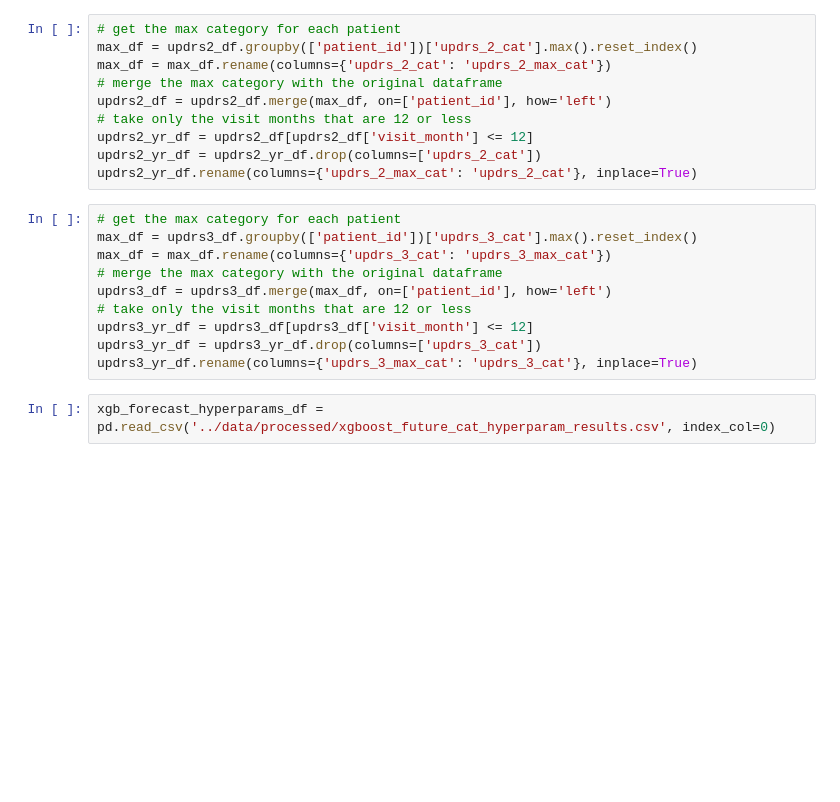
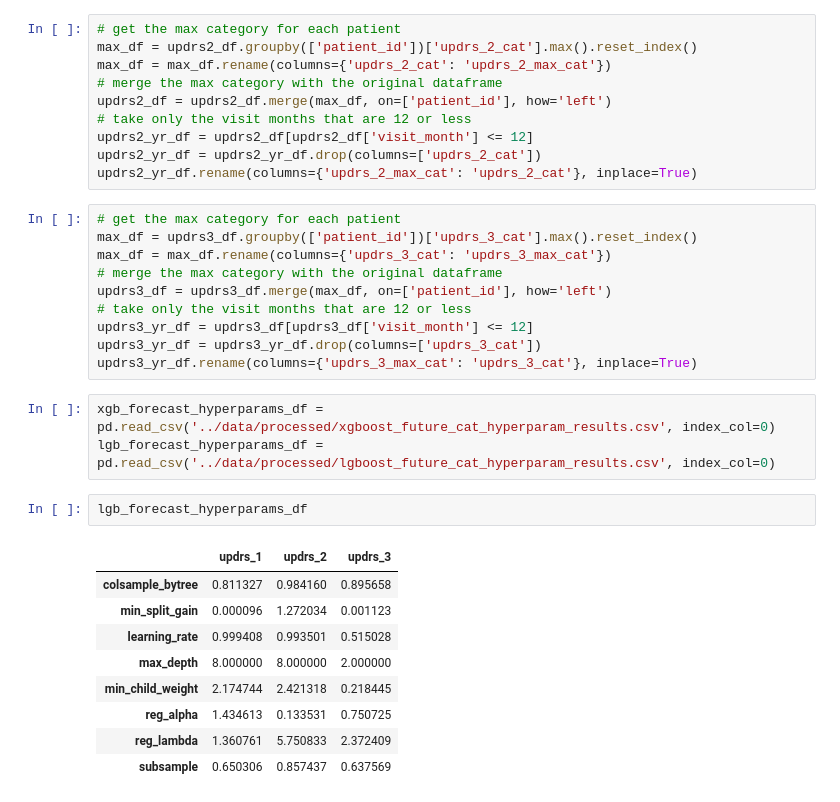
Before and after one commit to dagartga/Boosted-Models-for-Parkinsons-Prediction, a Jupyter notebook: parkinsons_1/notebooks/Compare_Categorical_Results.ipynb, the cells around one changed output. Saved outputs shown, nothing was run; the diff lists cells and outputs as text; blank space fills up the shorter version.

```diff
--- a/parkinsons_1/notebooks/Compare_Categorical_Results.ipynb
+++ b/parkinsons_1/notebooks/Compare_Categorical_Results.ipynb
@@ -160,6 +246,19 @@ updrs3_yr_df = updrs3_yr_df.drop(columns=['updrs_3_cat'])
 updrs3_yr_df.rename(columns={'updrs_3_max_cat': 'updrs_3_cat'}, inplace=True)
 # %%
 xgb_forecast_hyperparams_df = pd.read_csv('../data/processed/xgboost_future_cat_hyperparam_results.csv', index_col=0)
+lgb_forecast_hyperparams_df = pd.read_csv('../data/processed/lgboost_future_cat_hyperparam_results.csv', index_col=0)
+# %%
+lgb_forecast_hyperparams_df
+# %% [output]
+|  | updrs_1 | updrs_2 | updrs_3 |
+| colsample_bytree | 0.811327 | 0.984160 | 0.895658 |
+| min_split_gain | 0.000096 | 1.272034 | 0.001123 |
+| learning_rate | 0.999408 | 0.993501 | 0.515028 |
+| max_depth | 8.000000 | 8.000000 | 2.000000 |
+| min_child_weight | 2.174744 | 2.421318 | 0.218445 |
+| reg_alpha | 1.434613 | 0.133531 | 0.750725 |
+| reg_lambda | 1.360761 | 5.750833 | 2.372409 |
+| subsample | 0.650306 | 0.857437 | 0.637569 |
 # %%
 xgb_forecast_hyperparams_df
 # %% [output]
```
Also changed, not shown: parts of 24 cells of this notebook, 3 other files.
